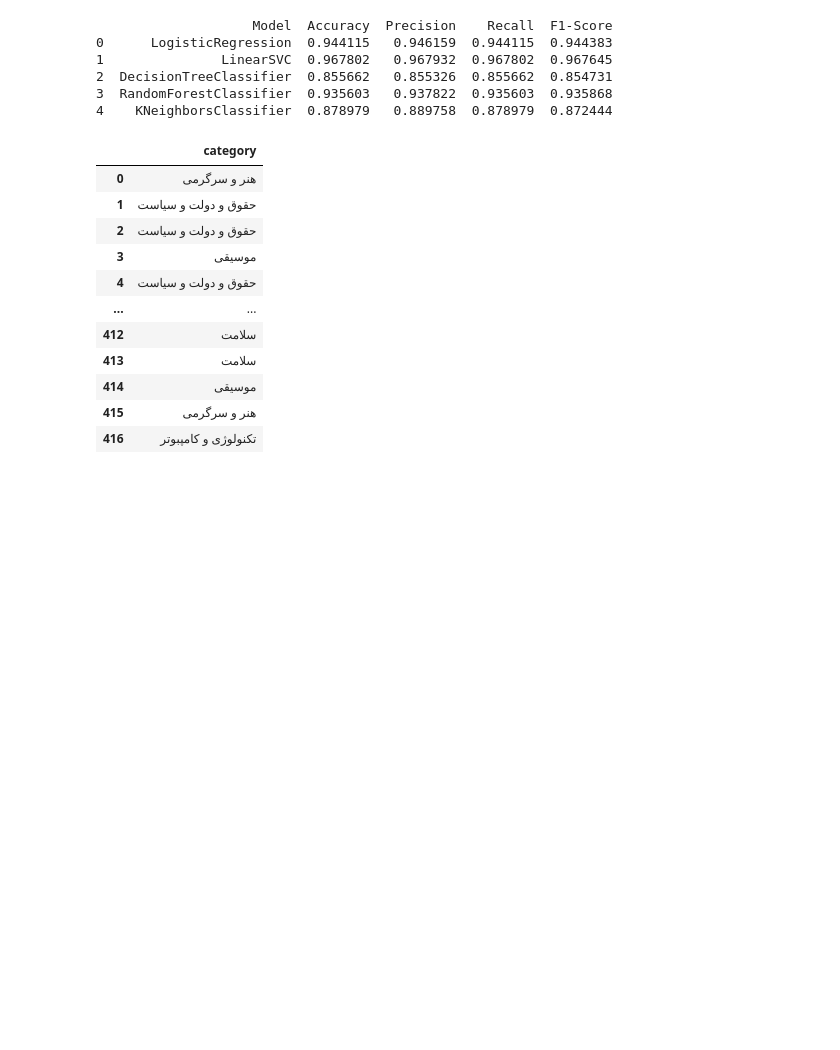
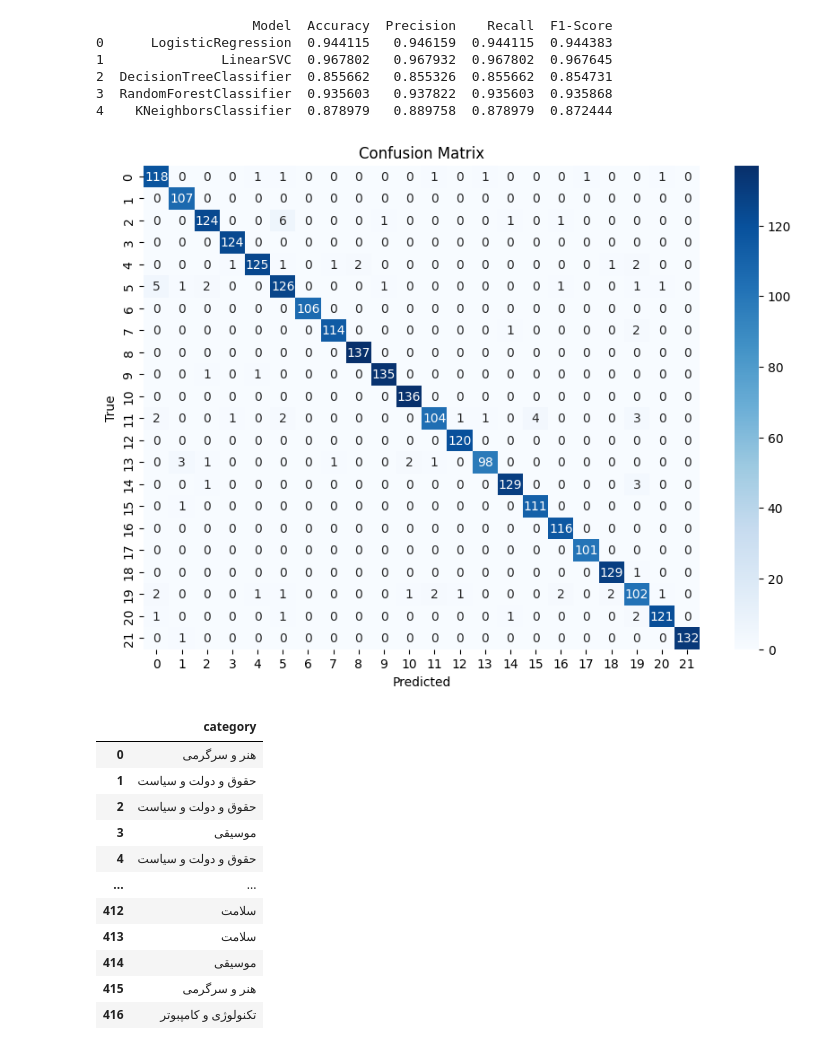
Before and after one commit to MJParviz/Yektanet_website_classification, a Jupyter notebook: Yektanet_website_classification.ipynb, the cells around one changed output. Drawn from its saved outputs; the diff is of its cells as text; code cells hidden in the pictures; blank space fills up the shorter version.

```diff
--- a/Yektanet_website_classification.ipynb
+++ b/Yektanet_website_classification.ipynb
@@ -192,7 +194,22 @@ print(results_df)
 3  RandomForestClassifier  0.935603   0.937822  0.935603  0.935868
 4    KNeighborsClassifier  0.878979   0.889758  0.878979  0.872444
 # %%
-# as you can see the "LinearSVC" give us 96% F1-Score and this is GREAT!
+# As you can see the "LinearSVC" gives us a 96% F1-Score and this is GREAT!
+best_model = LinearSVC()
+best_model.fit(X_train, y_train)
+y_pred = best_model.predict(X_val)
+
+# plot confusion matrix
+cm = confusion_matrix(y_val, y_pred)
+
+plt.figure(figsize=(10, 7))
+sns.heatmap(cm, annot=True, fmt='d', cmap='Blues')
+plt.xlabel('Predicted')
+plt.ylabel('True')
+plt.title('Confusion Matrix')
+plt.show()
+# %% [output]
+[figure, added]
 # %%
 # For last step we predict test DataFrame
 
```
Also changed, not shown: parts of 2 cells of this notebook.
